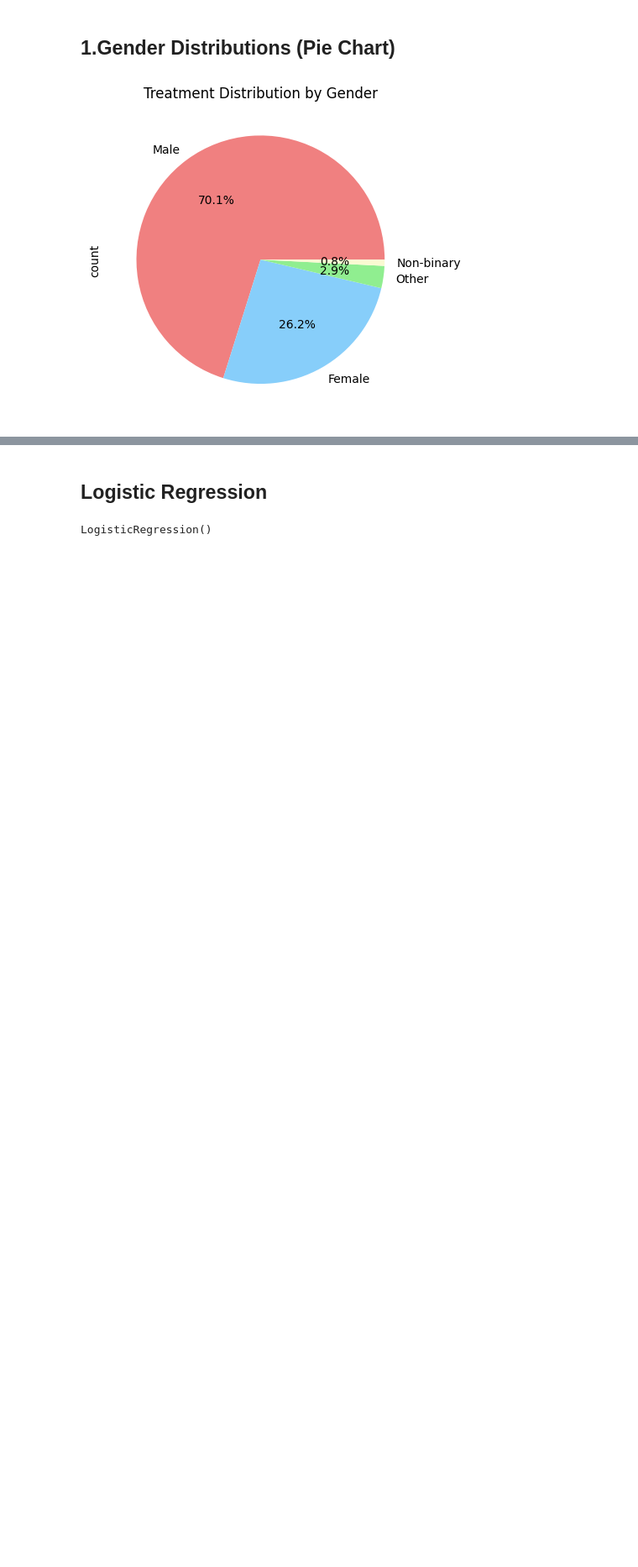
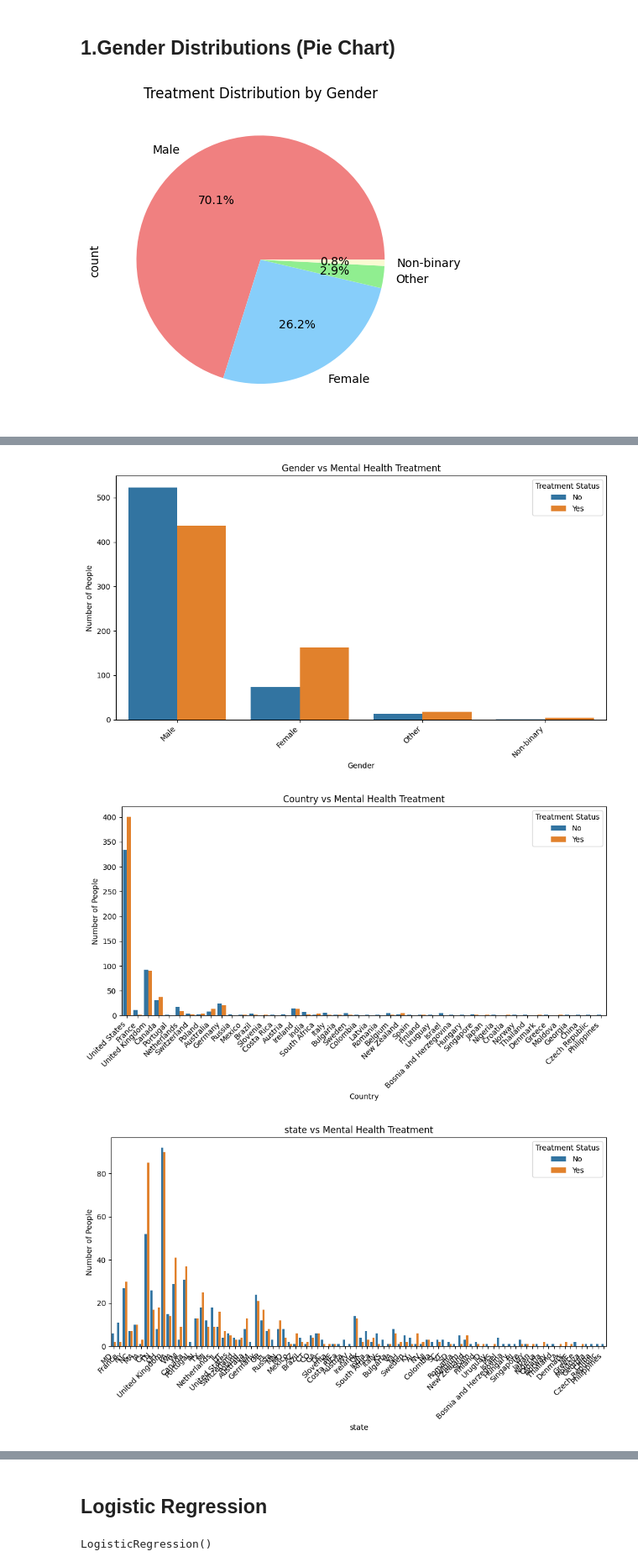
Before and after one commit to harshbopaliya/Mental-Health-Analysis, a Jupyter notebook: notebooks/model_testing.ipynb, the cells around one changed output, grey strips where cells are left out. Shown at 84% size. Drawn from its saved outputs; the diff is of its cells as text; code cells hidden in the pictures; blank space fills up the shorter version.

```diff
--- a/notebooks/model_testing.ipynb
+++ b/notebooks/model_testing.ipynb
@@ -385,0 +416,22 @@ plt.show()
+# %%
+categorical_cols = ['Gender', 'Country', 'state', 'self_employed', 'family_history', 'work_interfere',
+                    'no_employees', 'remote_work', 'tech_company', 'benefits', 'care_options',
+                    'wellness_program', 'seek_help', 'anonymity', 'leave', 'mental_health_consequence',
+                    'phys_health_consequence', 'coworkers', 'supervisor', 'mental_health_interview',
+                    'phys_health_interview', 'mental_vs_physical', 'obs_consequence']
+
+# Loop through each categorical column and generate a countplot with hue='treatment'
+for col in categorical_cols:
+    plt.figure(figsize=(10,6))
+    sns.countplot(x=col, hue='treatment', data=df)
+    plt.title(f'{col} vs Mental Health Treatment')
+    plt.xlabel(col)  # Set the xlabel as the actual column name
+    plt.ylabel('Number of People')
+    plt.legend(title='Treatment Status')
+    plt.xticks(rotation=45, ha='right')  # Rotate x-axis labels if necessary
+    plt.tight_layout()
+    plt.show()
+# %% [output]
+[figure, added]
+[figure, added]
+[figure, added]
```
Also changed, not shown: parts of 28 cells of this notebook, 1 other file.
